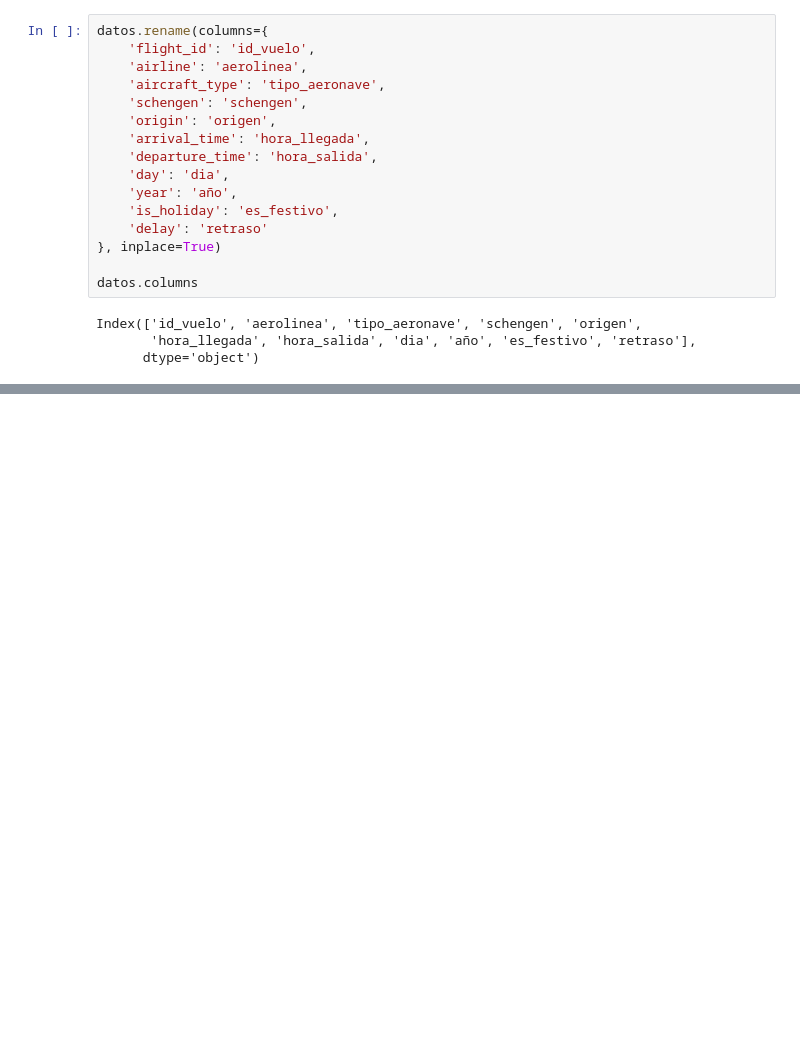
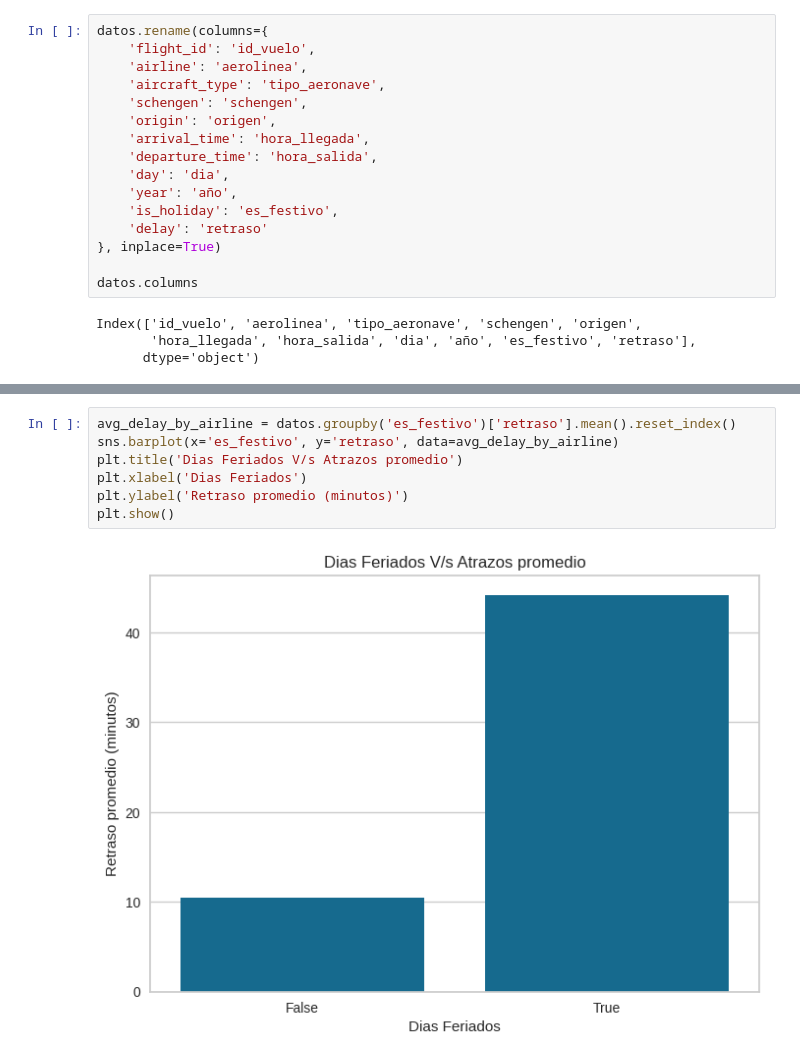
Before and after one commit to AngelTroncoso/OptimizacionAeroPortuaria, a Jupyter notebook: OptimizacionAeroPortuaria.ipynb, the cells around one changed output, grey strips where cells are left out. Saved outputs shown, nothing was run; the diff lists cells and outputs as text; blank space fills up the shorter version.

```diff
--- a/OptimizacionAeroPortuaria.ipynb
+++ b/OptimizacionAeroPortuaria.ipynb
@@ -99,0 +155,9 @@ datos.describe(include='O')
+# %%
+avg_delay_by_airline = datos.groupby('es_festivo')['retraso'].mean().reset_index()
+sns.barplot(x='es_festivo', y='retraso', data=avg_delay_by_airline)
+plt.title('Dias Feriados V/s Atrazos promedio')
+plt.xlabel('Dias Feriados')
+plt.ylabel('Retraso promedio (minutos)')
+plt.show()
+# %% [output]
+[figure, added]
```
Also changed, not shown: parts of 73 cells of this notebook.
